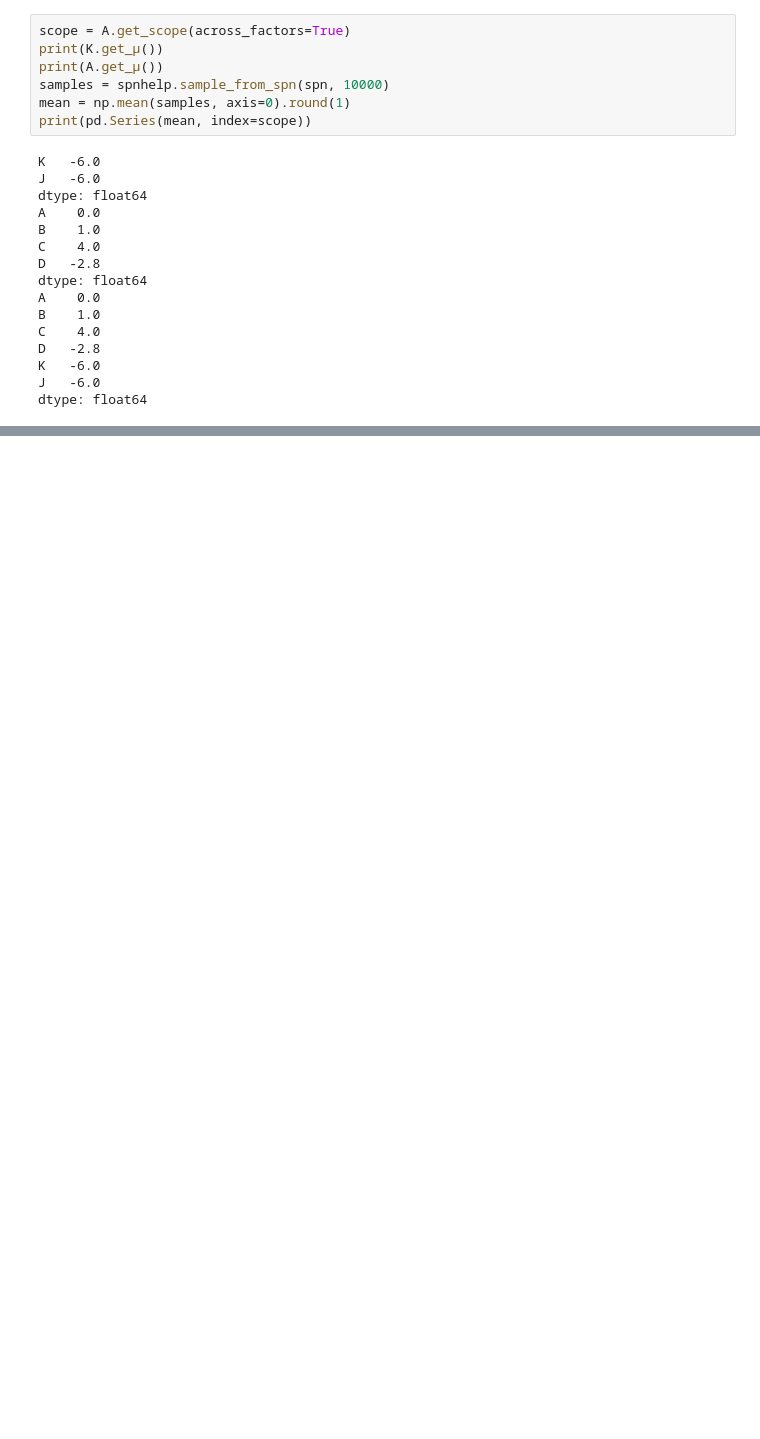
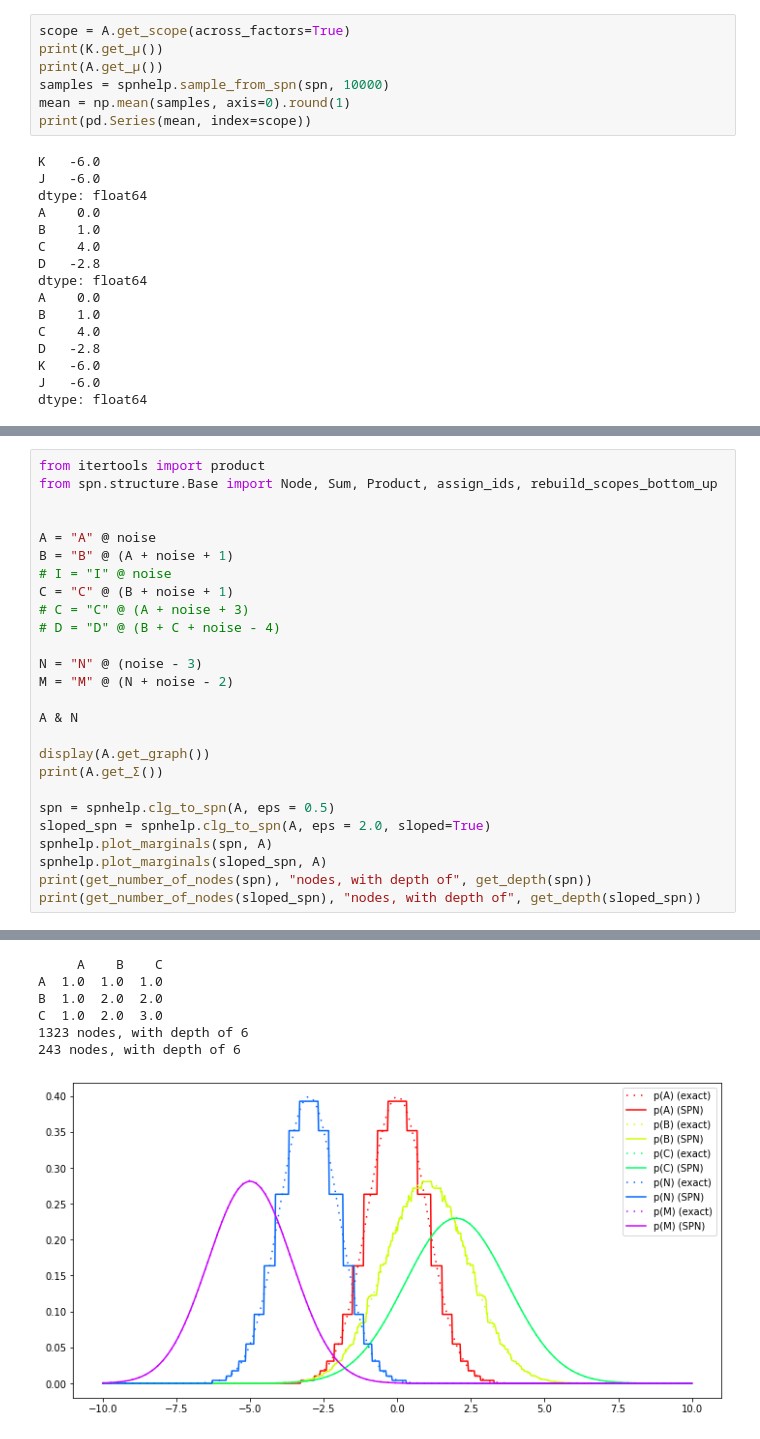
Before and after one commit to Whatisthisname/bayesian_network_to_spn, a Jupyter notebook: nb_clg_to_spn2.ipynb, the cells around one changed output, grey strips where cells are left out. Drawn from its saved outputs; the diff is of its cells as text; blank space fills up the shorter version.

```diff
--- a/nb_clg_to_spn2.ipynb
+++ b/nb_clg_to_spn2.ipynb
@@ -205,3 +217,30 @@ D  3.0  4.0
      D
 D  4.0
 [drawing not drawn]
+# %%
+from itertools import product
+from spn.structure.Base import Node, Sum, Product, assign_ids, rebuild_scopes_bottom_up
+
+
+A = "A" @ noise
+B = "B" @ (A + noise + 1)
+# I = "I" @ noise
+C = "C" @ (B + noise + 1)
+# C = "C" @ (A + noise + 3)
+# D = "D" @ (B + C + noise - 4)
+
+N = "N" @ (noise - 3)
+M = "M" @ (N + noise - 2)
+
+A & N
+
+display(A.get_graph())
+print(A.get_Σ())
+
+spn = spnhelp.clg_to_spn(A, eps = 0.5)
+sloped_spn = spnhelp.clg_to_spn(A, eps = 2.0, sloped=True)
+spnhelp.plot_marginals(spn, A)
+spnhelp.plot_marginals(sloped_spn, A)
+print(get_number_of_nodes(spn), "nodes, with depth of", get_depth(spn))
+print(get_number_of_nodes(sloped_spn), "nodes, with depth of", get_depth(sloped_spn))
+# %% [output]
@@ -207,0 +248,7 @@ D  4.0
+     A    B    C
+A  1.0  1.0  1.0
+B  1.0  2.0  2.0
+C  1.0  2.0  3.0
+1323 nodes, with depth of 6
+243 nodes, with depth of 6
+[figure, added]
```
Also changed, not shown: parts of 9 cells of this notebook, 13 other files.
